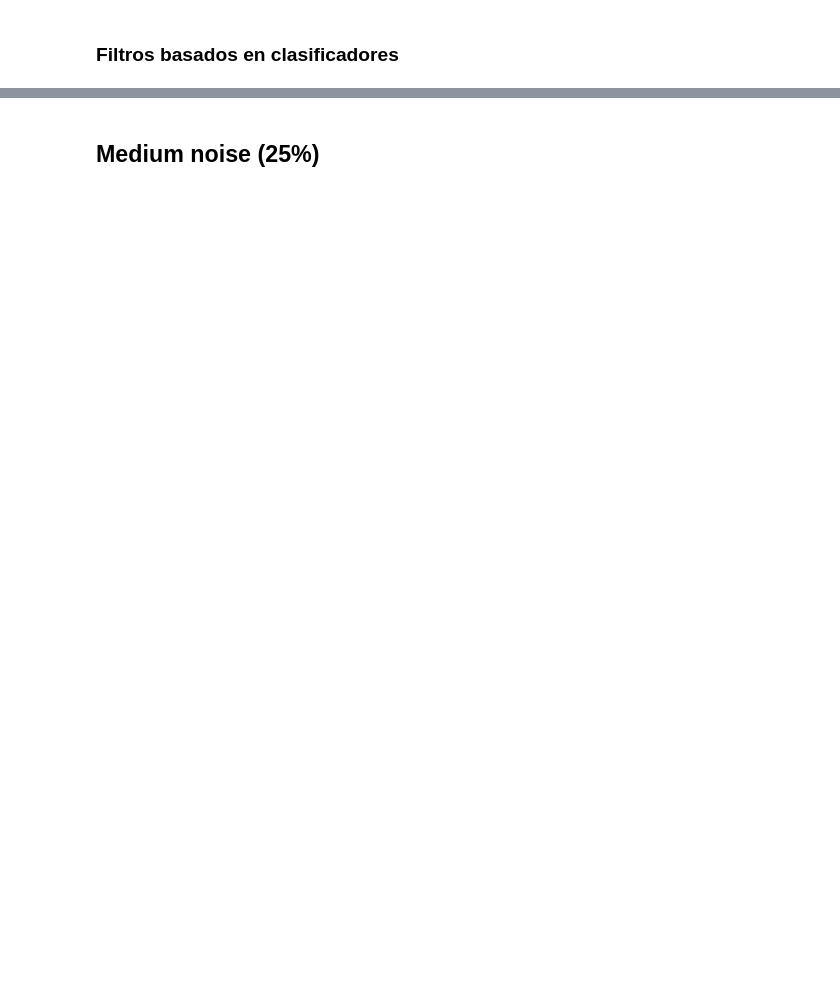
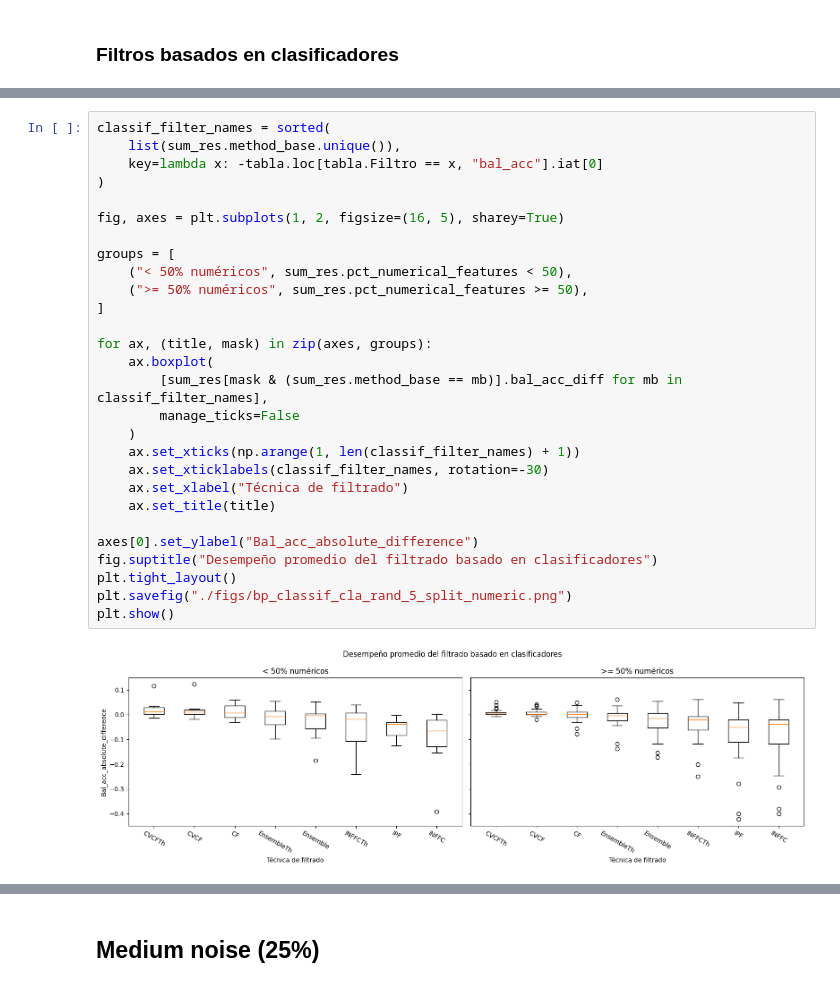
Before and after one commit to Juamp667/noislearn, a Jupyter notebook: resultAnalysis.ipynb, the cells around one changed output, grey strips where cells are left out. Saved outputs shown, nothing was run; the diff lists cells and outputs as text; blank space fills up the shorter version.

```diff
--- a/resultAnalysis.ipynb
+++ b/resultAnalysis.ipynb
@@ -93,0 +602,30 @@ x
+# %%
+classif_filter_names = sorted(
+    list(sum_res.method_base.unique()),
+    key=lambda x: -tabla.loc[tabla.Filtro == x, "bal_acc"].iat[0]
+)
+
+fig, axes = plt.subplots(1, 2, figsize=(16, 5), sharey=True)
+
+groups = [
+    ("< 50% numéricos", sum_res.pct_numerical_features < 50),
+    (">= 50% numéricos", sum_res.pct_numerical_features >= 50),
+]
+
+for ax, (title, mask) in zip(axes, groups):
+    ax.boxplot(
+        [sum_res[mask & (sum_res.method_base == mb)].bal_acc_diff for mb in classif_filter_names],
+        manage_ticks=False
+    )
+    ax.set_xticks(np.arange(1, len(classif_filter_names) + 1))
+    ax.set_xticklabels(classif_filter_names, rotation=-30)
+    ax.set_xlabel("Técnica de filtrado")
+    ax.set_title(title)
+
+axes[0].set_ylabel("Bal_acc_absolute_difference")
+fig.suptitle("Desempeño promedio del filtrado basado en clasificadores")
+plt.tight_layout()
+plt.savefig("./figs/bp_classif_cla_rand_5_split_numeric.png")
+plt.show()
+# %% [output]
+[figure, added]
```
Also changed, not shown: parts of 113 cells of this notebook, 41 other files.
